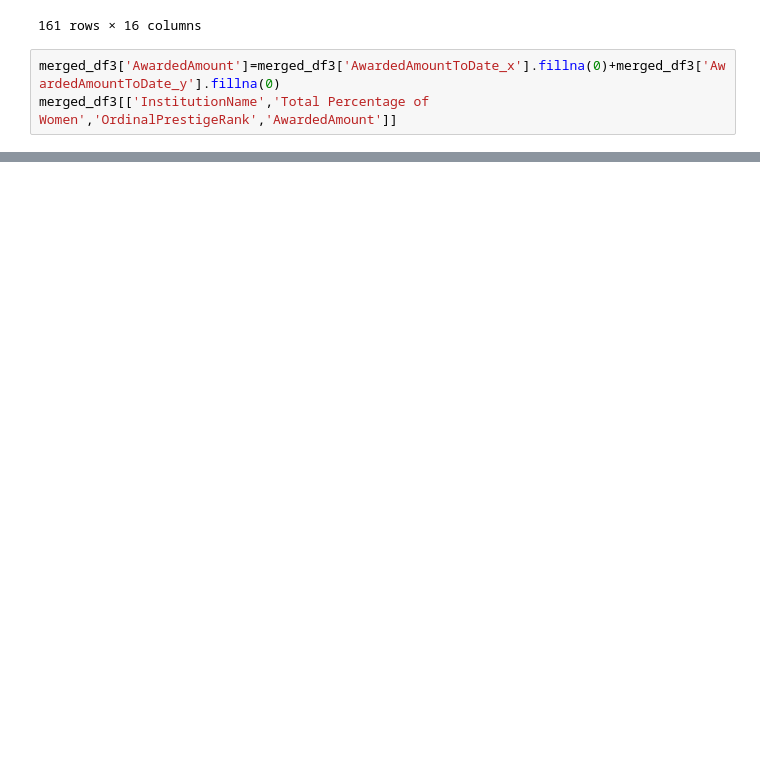
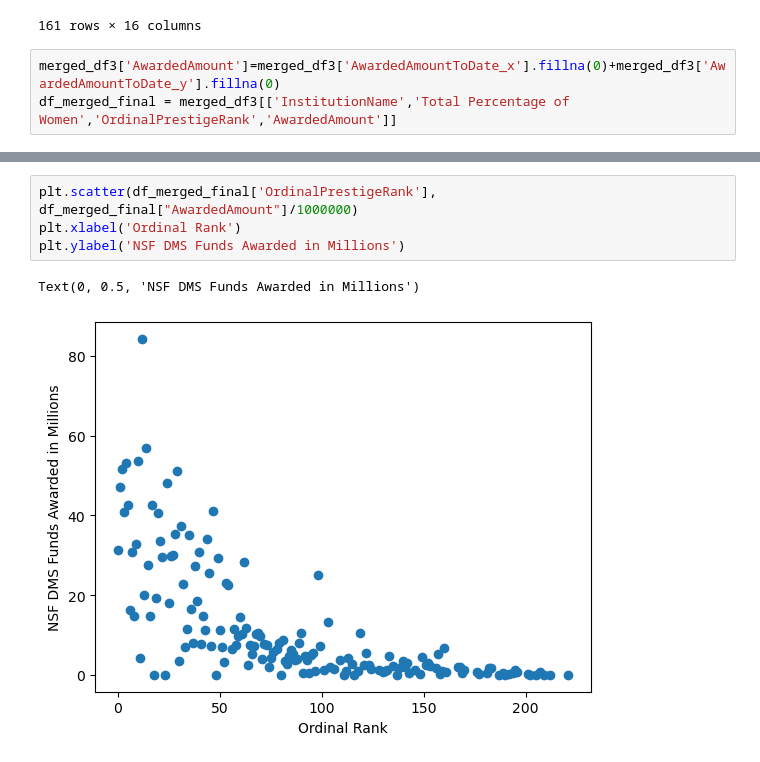
Before and after one commit to DAAAAMNSocialJustice/metamath, a Jupyter notebook: AMM/whatMAAwanted.ipynb, the cells around one changed output, grey strips where cells are left out. Cells and saved outputs as stored; diff of their text form; blank space fills up the shorter version.

```diff
--- a/AMM/whatMAAwanted.ipynb
+++ b/AMM/whatMAAwanted.ipynb
@@ -390,4 +390,4 @@ merged_df3
 161 rows × 16 columns
 # %%
 merged_df3['AwardedAmount']=merged_df3['AwardedAmountToDate_x'].fillna(0)+merged_df3['AwardedAmountToDate_y'].fillna(0)
-merged_df3[['InstitutionName','Total Percentage of Women','OrdinalPrestigeRank','AwardedAmount']]
+df_merged_final = merged_df3[['InstitutionName','Total Percentage of Women','OrdinalPrestigeRank','AwardedAmount']]
@@ -407,0 +410,7 @@ merged_df3[['InstitutionName','Total Percentage of Women','OrdinalPrestigeRank',
+# %%
+plt.scatter(df_merged_final['OrdinalPrestigeRank'], df_merged_final["AwardedAmount"]/1000000)
+plt.xlabel('Ordinal Rank')
+plt.ylabel('NSF DMS Funds Awarded in Millions')
+# %% [output]
+Text(0, 0.5, 'NSF DMS Funds Awarded in Millions')
+[figure, added]
```
Also changed, not shown: parts of 2 cells of this notebook.
